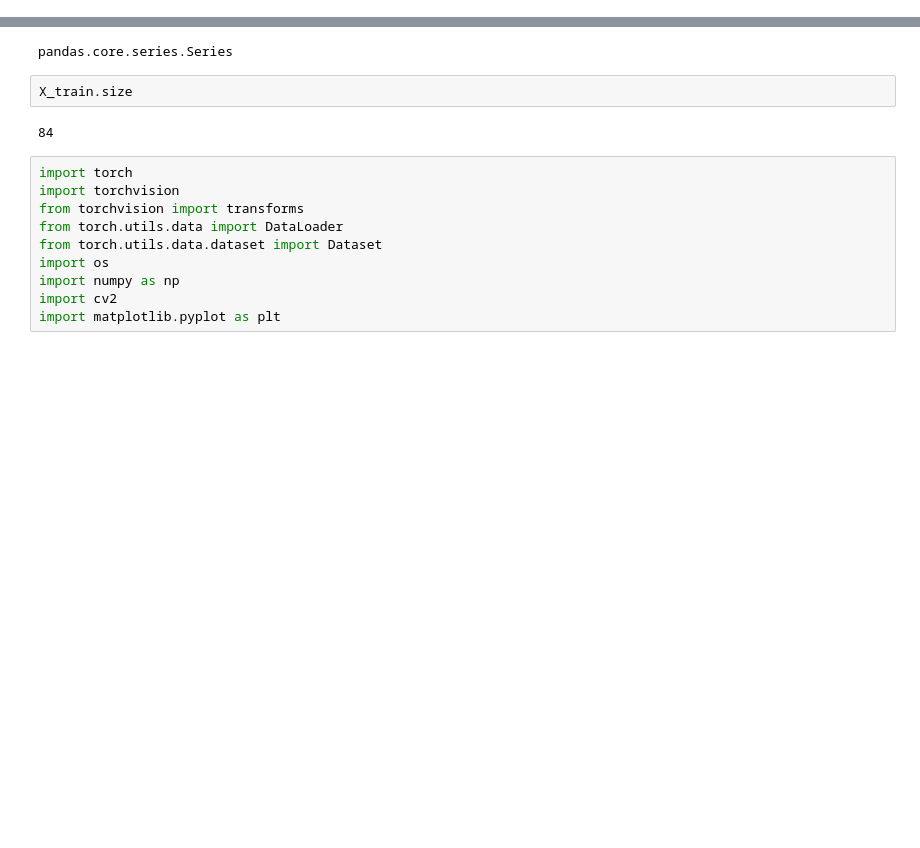
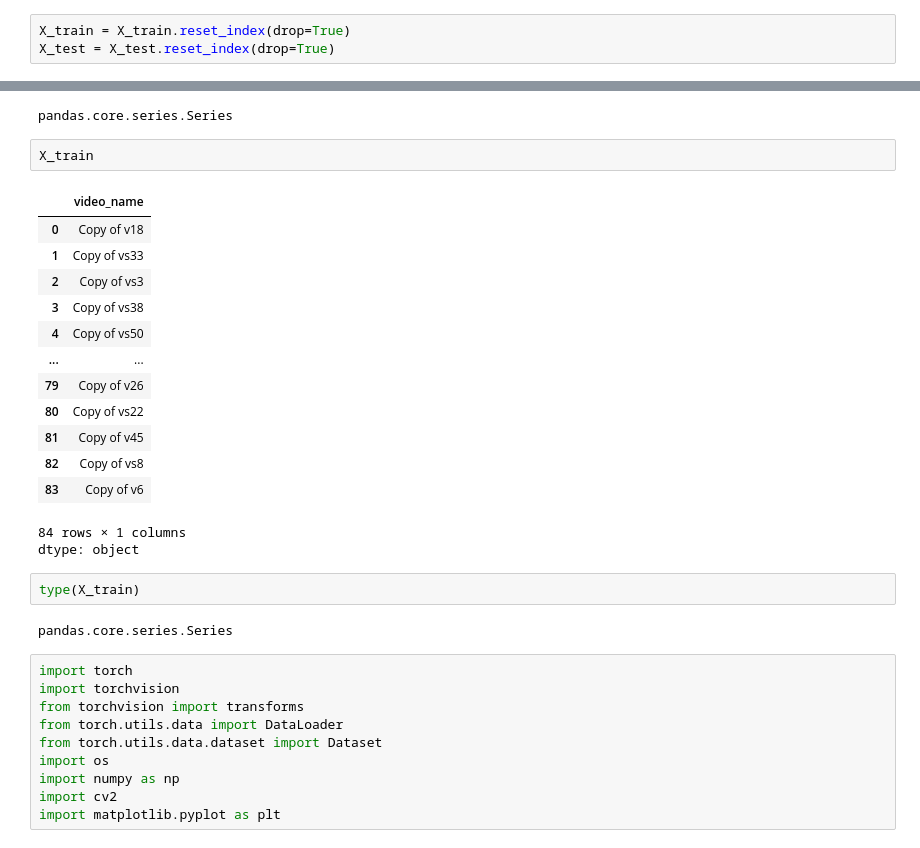
Before and after one commit to vedant-singh-007/DeepFake-Detection-Using-ResNext-50-LSTM, a Jupyter notebook: Model_Training.ipynb, the cells around one changed output, grey strips where cells are left out. Cells and saved outputs as stored; diff of their text form; blank space fills up the shorter version.

```diff
--- a/Model_Training.ipynb
+++ b/Model_Training.ipynb
@@ -186,14 +222,34 @@ y=df_labels['label']
 # %%
 from sklearn.model_selection import train_test_split
 X_train,X_test,y_train,y_test=train_test_split(X,y,test_size=0.2,random_state=42)
+# %%
+X_train = X_train.reset_index(drop=True)
+X_test = X_test.reset_index(drop=True)
 # %%
 type(X_train)
 # %% [output]
 pandas.core.series.Series
 # %%
-X_train.size
+X_train
 # %% [output]
+|  | video_name |
+| 0 | Copy of v18 |
+| 1 | Copy of vs33 |
+| 2 | Copy of vs3 |
+| 3 | Copy of vs38 |
+| 4 | Copy of vs50 |
+| ... | ... |
+| 79 | Copy of v26 |
+| 80 | Copy of vs22 |
+| 81 | Copy of v45 |
+| 82 | Copy of vs8 |
+| 83 | Copy of v6 |
-84
+84 rows × 1 columns
+dtype: object
+# %%
+type(X_train)
+# %% [output]
+pandas.core.series.Series
 # %%
 import torch
 import torchvision
```
Also changed, not shown: parts of 21 cells of this notebook.
